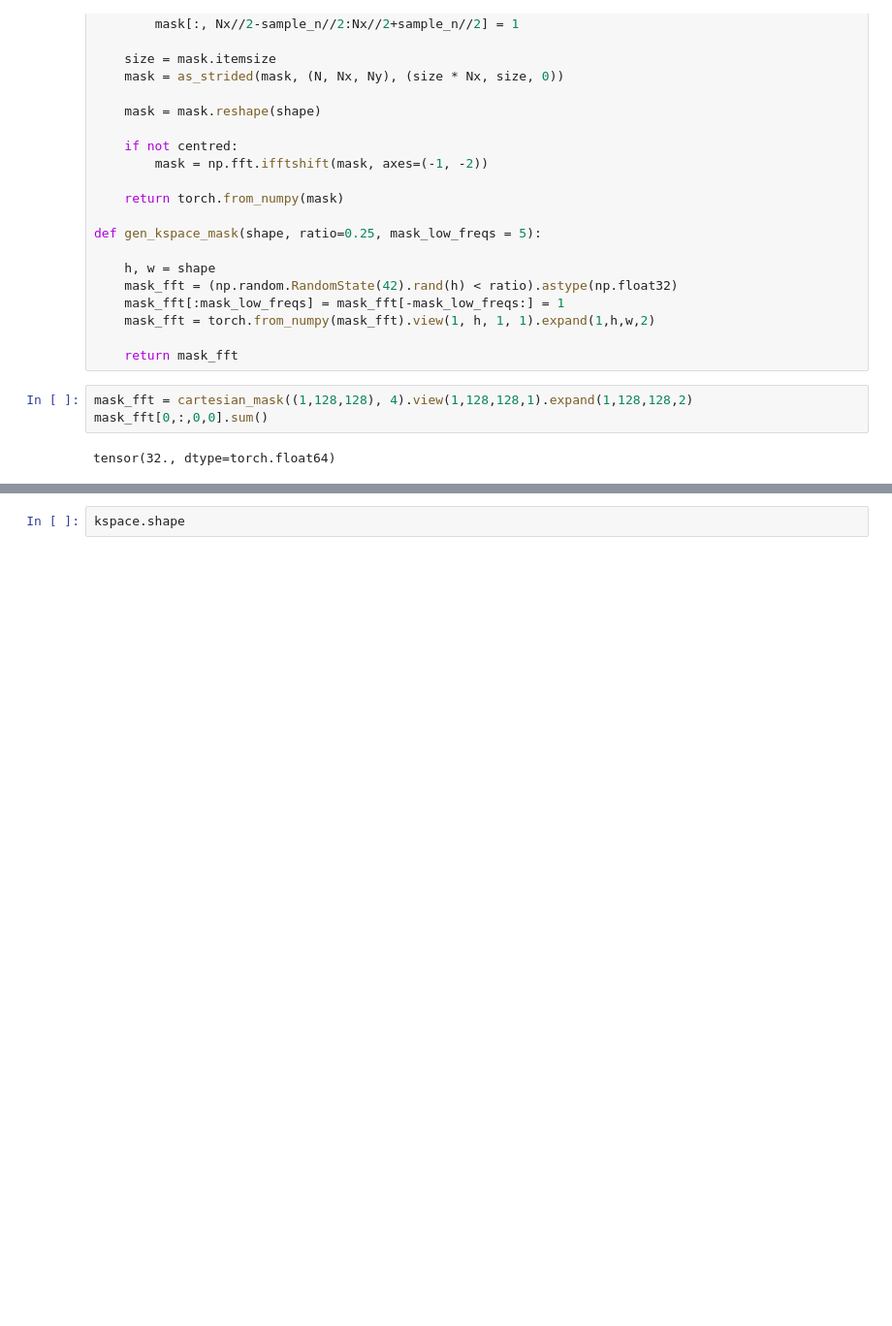
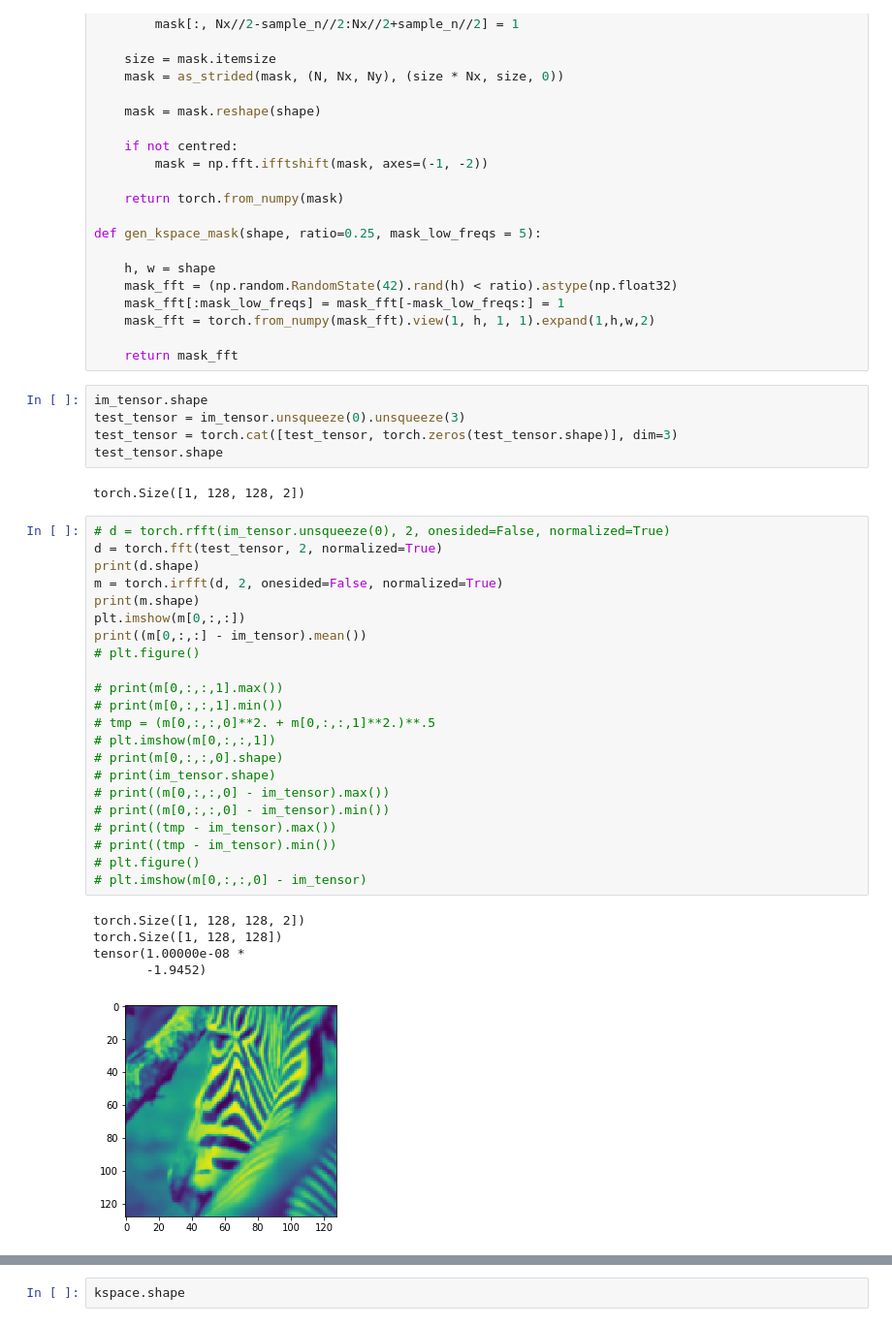
Before and after one commit to facebookresearch/active-mri-acquisition, a Jupyter notebook: small_tests.ipynb, the cells around one changed output, grey strips where cells are left out. Shown at 97% size. Cells and saved outputs as stored; diff of their text form; blank space fills up the shorter version.

```diff
--- a/small_tests.ipynb
+++ b/small_tests.ipynb
@@ -149,11 +149,41 @@ def gen_kspace_mask(shape, ratio=0.25, mask_low_freqs = 5):
     mask_fft = torch.from_numpy(mask_fft).view(1, h, 1, 1).expand(1,h,w,2)
 
     return mask_fft
-# %%
-mask_fft = cartesian_mask((1,128,128), 4).view(1,128,128,1).expand(1,128,128,2)
-mask_fft[0,:,0,0].sum()
-# %% [output]
-tensor(32., dtype=torch.float64)
+# %%
+im_tensor.shape
+test_tensor = im_tensor.unsqueeze(0).unsqueeze(3)
+test_tensor = torch.cat([test_tensor, torch.zeros(test_tensor.shape)], dim=3)
+test_tensor.shape
+# %% [output]
+torch.Size([1, 128, 128, 2])
+# %%
+# d = torch.rfft(im_tensor.unsqueeze(0), 2, onesided=False, normalized=True)
+d = torch.fft(test_tensor, 2, normalized=True)
+print(d.shape)
+m = torch.irfft(d, 2, onesided=False, normalized=True)
+print(m.shape)
+plt.imshow(m[0,:,:])
+print((m[0,:,:] - im_tensor).mean())
+# plt.figure()
+
+# print(m[0,:,:,1].max())
+# print(m[0,:,:,1].min())
+# tmp = (m[0,:,:,0]**2. + m[0,:,:,1]**2.)**.5
+# plt.imshow(m[0,:,:,1])
+# print(m[0,:,:,0].shape)
+# print(im_tensor.shape)
+# print((m[0,:,:,0] - im_tensor).max())
+# print((m[0,:,:,0] - im_tensor).min())
+# print((tmp - im_tensor).max())
+# print((tmp - im_tensor).min())
+# plt.figure()
+# plt.imshow(m[0,:,:,0] - im_tensor)
+# %% [output]
+torch.Size([1, 128, 128, 2])
+torch.Size([1, 128, 128])
+tensor(1.00000e-08 *
+       -1.9452)
+[figure, added]
 # %%
 import torch
 from scipy.ndimage import gaussian_filter
```
Also changed, not shown: parts of 13 cells of this notebook, 48 other files.
